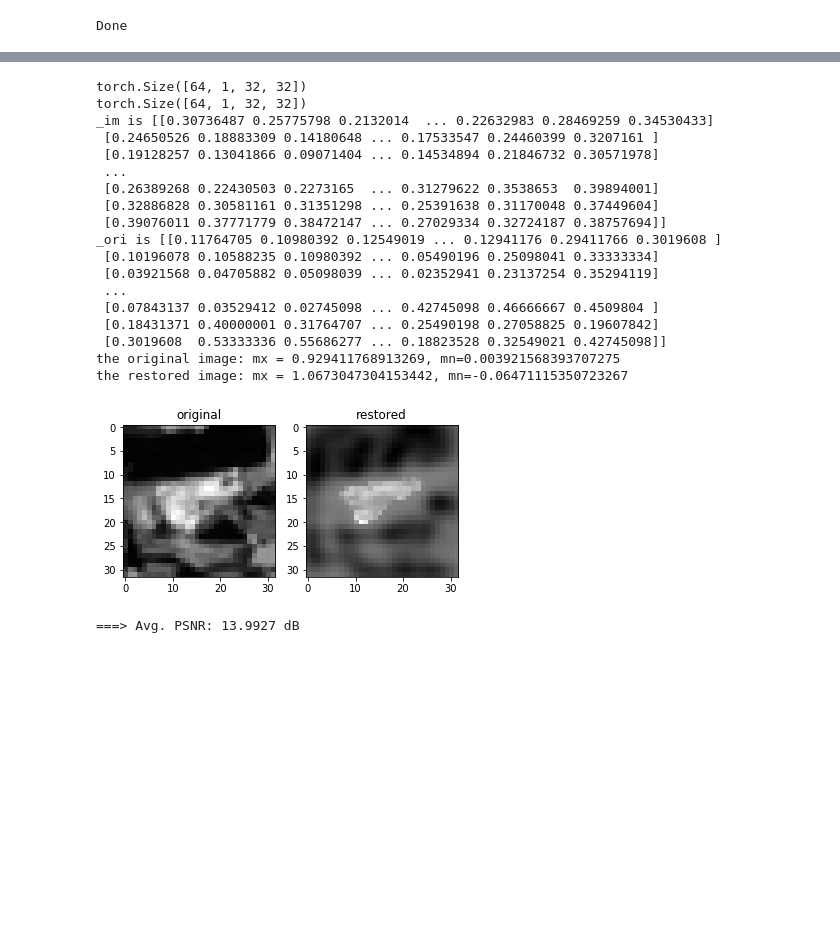
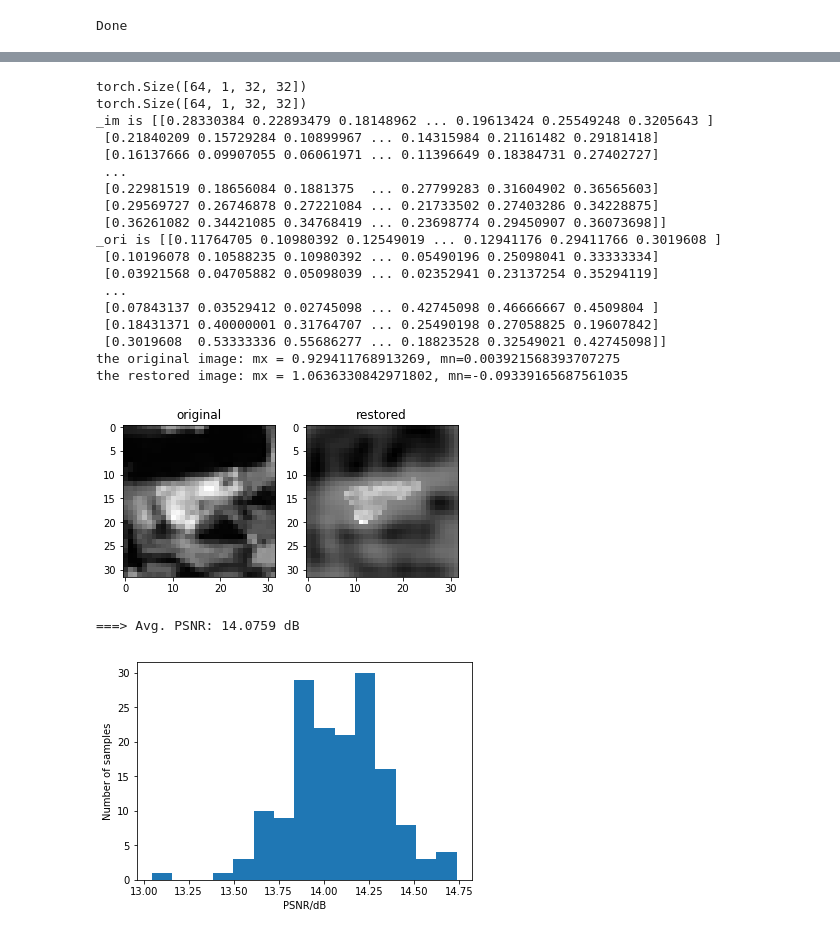
Before and after one commit to y0umu/DeepInverse-Reimplementation, a Jupyter notebook: learning-to-invert_grayscale.ipynb, the cells around one changed output, grey strips where cells are left out. Cells and saved outputs as stored; diff of their text form; code cells hidden in the pictures; blank space fills up the shorter version.

```diff
--- a/learning-to-invert_grayscale.ipynb
+++ b/learning-to-invert_grayscale.ipynb
@@ -435,3 +407,21 @@ with open(fname_phi, 'wb') as f:
 print("Done")
 # %% [output]
 Done
+# %%
+# to load the model, use the following code:
+device = 'cpu'
+dtype = torch.float32
+fname_sdict = 'pytorch-cifar10_csdl_gray.pt'
+fname_phi = 'pytorch-cifar10_csdl_gray-measurement.pickle'
+with open(fname_phi, 'rb') as f:
+    phi = pickle.load(f)
+model = DeepInverse(phi.shape)
+model.load_state_dict(torch.load(fname_sdict))
+model.eval()
+
+print('trained model loaded')
+
+path_dataset = "D:\\dev_workspace\\Learning CNN\\cs231n_assignments\\spring1718_assignment2_v2\\cs231n\\datasets\\cifar-10-batches-py"
+test_set = Cifar10MeasurementDataset(path_dataset, range(1), phi=phi, train_or_test="test")
+loader_test = DataLoader(test_set, batch_size=64)
+print("Dataset for testing loaded")
@@ -490,13 +501,13 @@ plt.show()
 # %% [output]
 torch.Size([64, 1, 32, 32])
 torch.Size([64, 1, 32, 32])
-_im is [[0.30736487 0.25775798 0.2132014  ... 0.22632983 0.28469259 0.34530433]
- [0.24650526 0.18883309 0.14180648 ... 0.17533547 0.24460399 0.3207161 ]
- [0.19128257 0.13041866 0.09071404 ... 0.14534894 0.21846732 0.30571978]
+_im is [[0.28330384 0.22893479 0.18148962 ... 0.19613424 0.25549248 0.3205643 ]
+ [0.21840209 0.15729284 0.10899967 ... 0.14315984 0.21161482 0.29181418]
+ [0.16137666 0.09907055 0.06061971 ... 0.11396649 0.18384731 0.27402727]
  ...
- [0.26389268 0.22430503 0.2273165  ... 0.31279622 0.3538653  0.39894001]
- [0.32886828 0.30581161 0.31351298 ... 0.25391638 0.31170048 0.37449604]
- [0.39076011 0.37771779 0.38472147 ... 0.27029334 0.32724187 0.38757694]]
+ [0.22981519 0.18656084 0.1881375  ... 0.27799283 0.31604902 0.36565603]
+ [0.29569727 0.26746878 0.27221084 ... 0.21733502 0.27403286 0.34228875]
+ [0.36261082 0.34421085 0.34768419 ... 0.23698774 0.29450907 0.36073698]]
 _ori is [[0.11764705 0.10980392 0.12549019 ... 0.12941176 0.29411766 0.3019608 ]
  [0.10196078 0.10588235 0.10980392 ... 0.05490196 0.25098041 0.33333334]
  [0.03921568 0.04705882 0.05098039 ... 0.02352941 0.23137254 0.35294119]
@@ -505,22 +516,28 @@ _ori is [[0.11764705 0.10980392 0.12549019 ... 0.12941176 0.29411766 0.3019608 ]
  [0.18431371 0.40000001 0.31764707 ... 0.25490198 0.27058825 0.19607842]
  [0.3019608  0.53333336 0.55686277 ... 0.18823528 0.32549021 0.42745098]]
 the original image: mx = 0.929411768913269, mn=0.003921568393707275
-the restored image: mx = 1.0673047304153442, mn=-0.06471115350723267
+the restored image: mx = 1.0636330842971802, mn=-0.09339165687561035
 [figure]
 # %%
 # Calculate PSNR
-def test(model, testing_data_loader, dev):
-    avg_psnr = 0
-    with torch.no_grad():
-        for batch in testing_data_loader:
-            measurement, original = batch[0].to(dev), batch[1].to(dev)
+device = 'cuda'
+model.to(device)
+avg_psnr = 0
+_psnrs = []
+with torch.no_grad():
+    for batch in loader_test:
+        measurement, original = batch[0].to(device), batch[1].to(device)
 
-            recovered = model(measurement)
-            mse = F.mse_loss(recovered, original)
-            psnr = 10 * np.log10(1 / mse.item())
-            avg_psnr += psnr
-    print("===> Avg. PSNR: {:.4f} dB".format(avg_psnr / len(testing_data_loader)))
+        recovered = model(measurement)
+        mse = F.mse_loss(recovered, original)
+        psnr = 10 * np.log10(1 / mse.item())
+        _psnrs.append(psnr)
+        avg_psnr += psnr
+print("===> Avg. PSNR: {:.4f} dB".format(avg_psnr / len(loader_test)))
 
-test(model, loader_test, device)
+psnrs = np.array(_psnrs)
+plt.hist(psnrs, bins=15); plt.xlabel('PSNR/dB'); plt.ylabel('Number of samples')
+plt.show()
 # %% [output]
-===> Avg. PSNR: 13.9927 dB
+===> Avg. PSNR: 14.0759 dB
+[figure, added]
```
Also changed, not shown: parts of 3 cells of this notebook, 1 other file.
